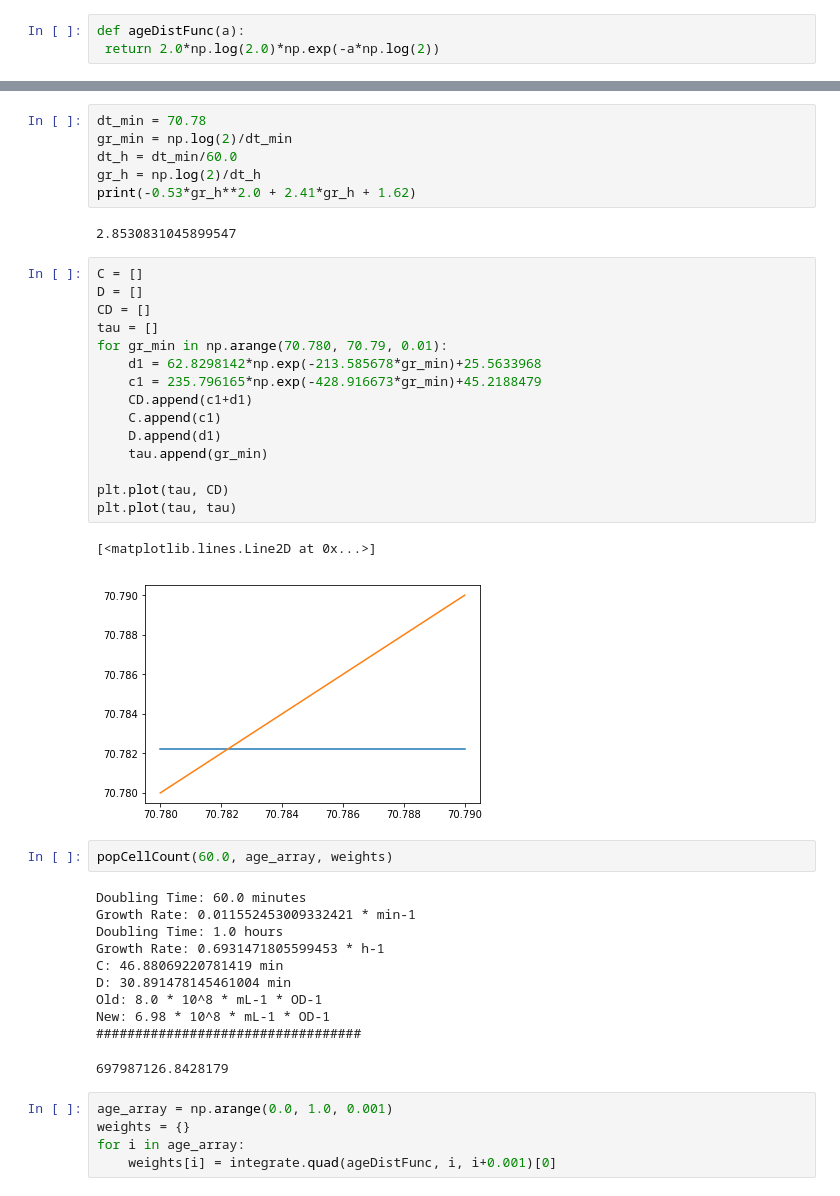
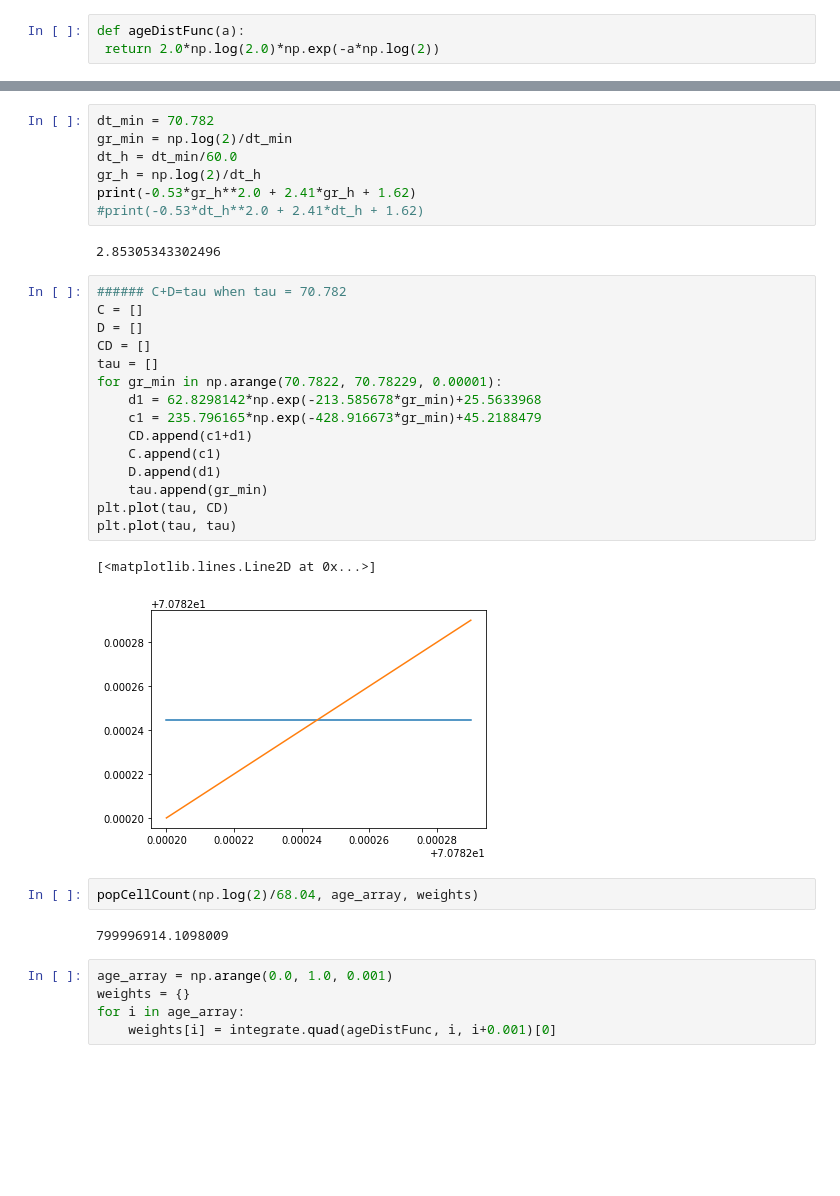
Before and after one commit to Melclic/HMG, a Jupyter notebook: webCH/libCH/population_cell_cycle.ipynb, the cells around one changed output, grey strips where cells are left out. Saved outputs shown, nothing was run; the diff lists cells and outputs as text; blank space fills up the shorter version.

```diff
--- a/webCH/libCH/population_cell_cycle.ipynb
+++ b/webCH/libCH/population_cell_cycle.ipynb
@@ -493,44 +494,36 @@ def popCellCount(gr_min, age_array, weights):
     #print('##################################')
     return population_cell_concentration
 # %%
-dt_min = 70.78
+dt_min = 70.782
 gr_min = np.log(2)/dt_min
 dt_h = dt_min/60.0
 gr_h = np.log(2)/dt_h
 print(-0.53*gr_h**2.0 + 2.41*gr_h + 1.62)
+#print(-0.53*dt_h**2.0 + 2.41*dt_h + 1.62)
 # %% [output]
-2.8530831045899547
+2.85305343302496
 # %%
+###### C+D=tau when tau = 70.782
 C = []
 D = []
 CD = []
 tau = []
-for gr_min in np.arange(70.780, 70.79, 0.01):
+for gr_min in np.arange(70.7822, 70.78229, 0.00001):
     d1 = 62.8298142*np.exp(-213.585678*gr_min)+25.5633968
     c1 = 235.796165*np.exp(-428.916673*gr_min)+45.2188479
     CD.append(c1+d1)
     C.append(c1)
     D.append(d1)
     tau.append(gr_min)
-
 plt.plot(tau, CD)
 plt.plot(tau, tau)
 # %% [output]
 [<matplotlib.lines.Line2D at 0x...>]
-[figure, old version]
+[figure, new version]
 # %%
-popCellCount(60.0, age_array, weights)
+popCellCount(np.log(2)/68.04, age_array, weights)
 # %% [output]
-Doubling Time: 60.0 minutes
-Growth Rate: 0.011552453009332421 * min-1
-Doubling Time: 1.0 hours
-Growth Rate: 0.6931471805599453 * h-1
-C: 46.88069220781419 min
-D: 30.891478145461004 min
-Old: 8.0 * 10^8 * mL-1 * OD-1
-New: 6.98 * 10^8 * mL-1 * OD-1
-##################################
+799996914.1098009
-697987126.8428179
 # %%
 age_array = np.arange(0.0, 1.0, 0.001)
 weights = {}
```
Also changed, not shown: parts of 4 cells of this notebook, 1 other file.
